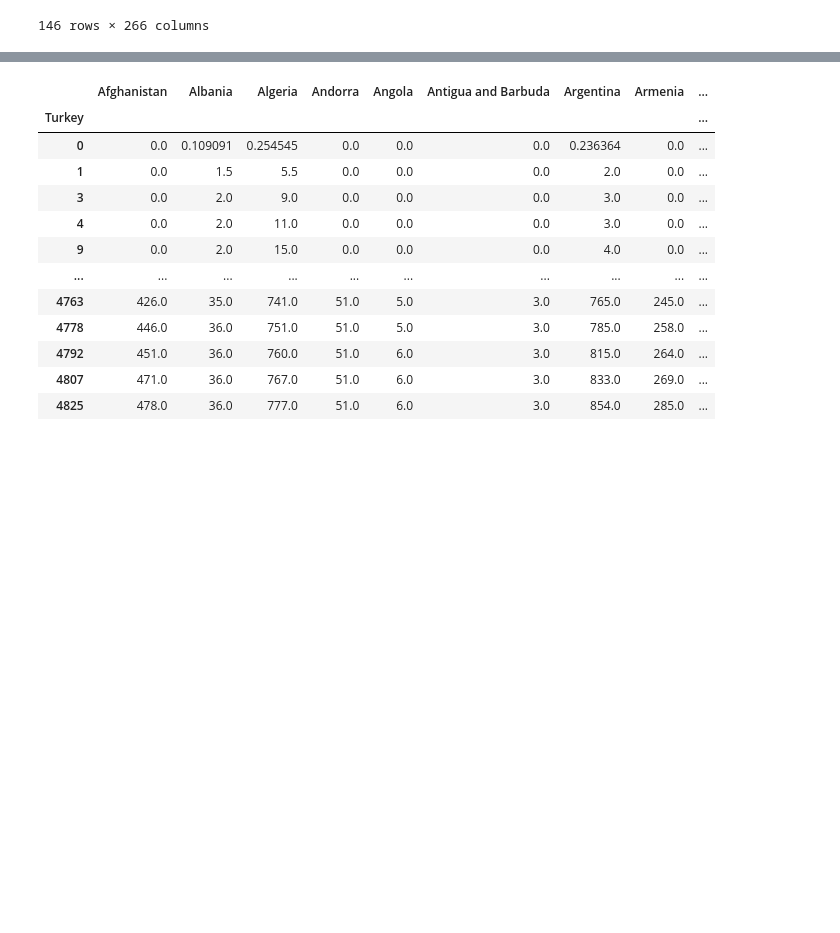
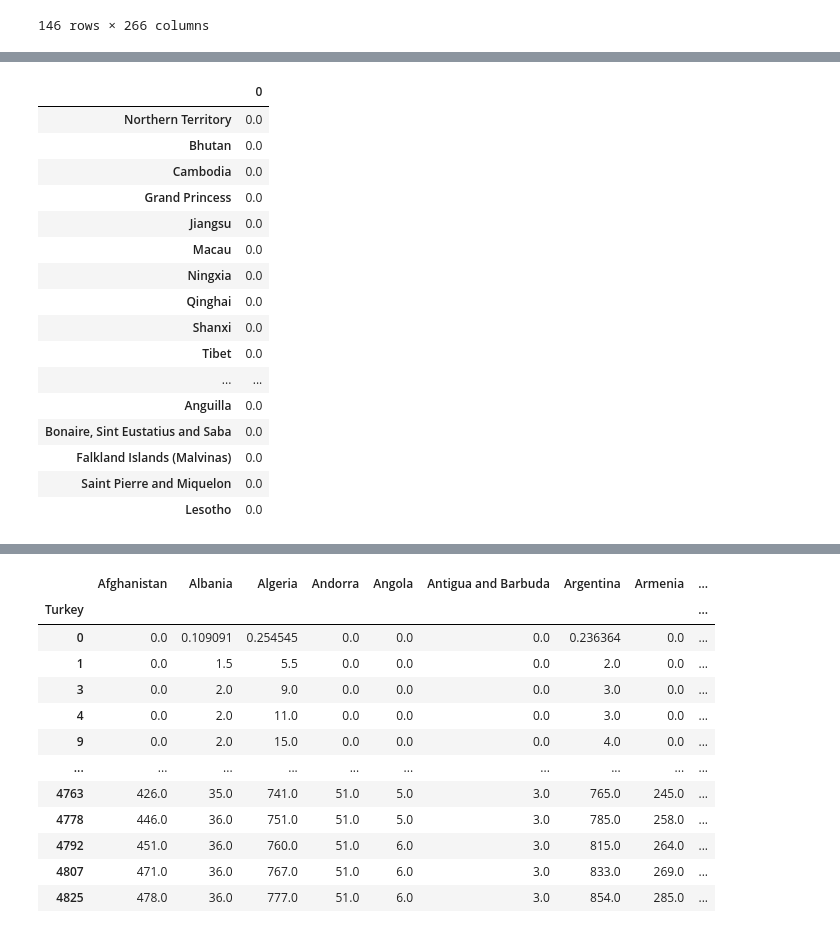
Before and after one commit to AslihanYoldas/Ada-Lovelace-Academy-Data-Science-Applications, a Jupyter notebook: exercise/week-2-exercise.ipynb, the cells around one changed output, grey strips where cells are left out. Saved outputs shown, nothing was run; the diff lists cells and outputs as text; code cells hidden in the pictures; blank space fills up the shorter version.

```diff
--- a/exercise/week-2-exercise.ipynb
+++ b/exercise/week-2-exercise.ipynb
@@ -791,0 +834,21 @@ deaths_data_date_index
+# %%
+# Getting death data where average death number is 0
+deaths_data_date_index.mean().to_frame()[deaths_data_date_index.mean()==0]
+# %% [output]
+|  | 0 |
+| Northern Territory | 0.0 |
+| Bhutan | 0.0 |
+| Cambodia | 0.0 |
+| Grand Princess | 0.0 |
+| Jiangsu | 0.0 |
+| Macau | 0.0 |
+| Ningxia | 0.0 |
+| Qinghai | 0.0 |
+| Shanxi | 0.0 |
+| Tibet | 0.0 |
+| ... | ... |
+| Anguilla | 0.0 |
+| Bonaire, Sint Eustatius and Saba | 0.0 |
+| Falkland Islands (Malvinas) | 0.0 |
+| Saint Pierre and Miquelon | 0.0 |
+| Lesotho | 0.0 |
```
Also changed, not shown: parts of 4 cells of this notebook.
